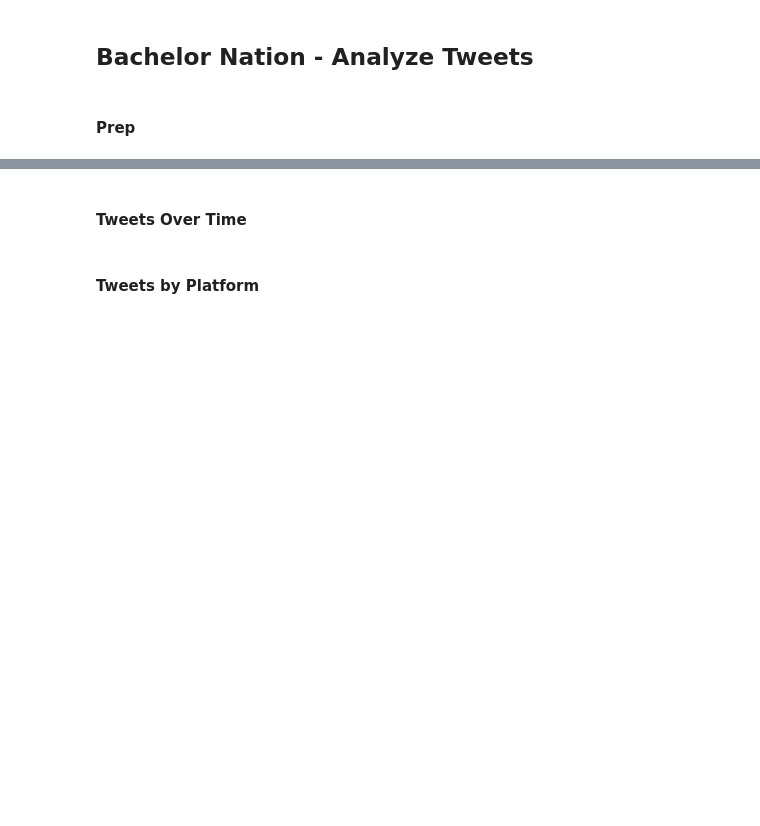
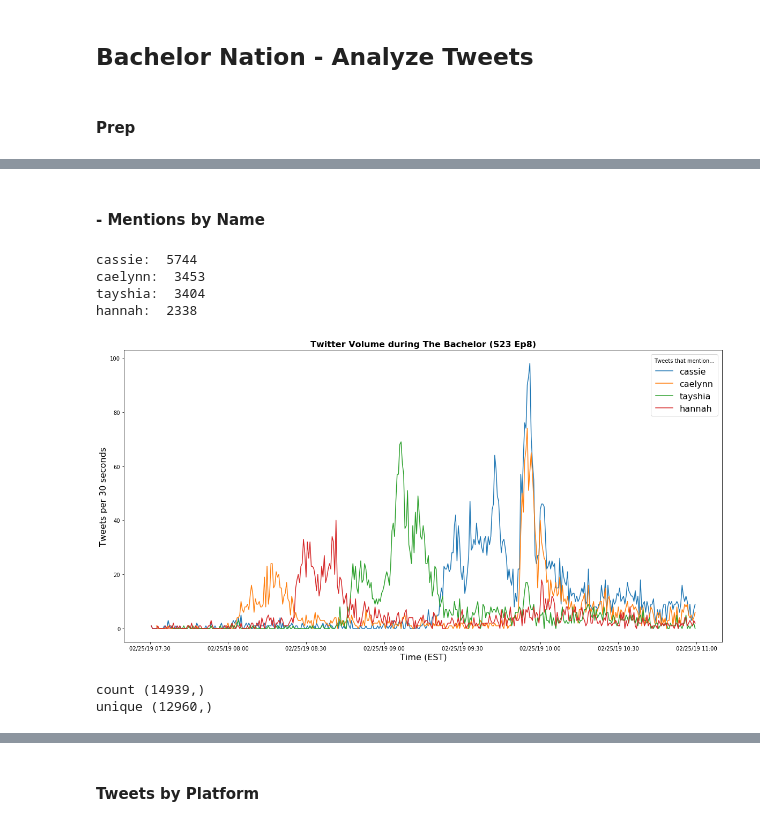
Before and after one commit to kgedney/bachelor-twitter, a Jupyter notebook: analyze-bachelor-tweets.ipynb, the cells around one changed output, grey strips where cells are left out. Drawn from its saved outputs; the diff is of its cells as text; code cells hidden in the pictures; blank space fills up the shorter version.

```diff
--- a/analyze-bachelor-tweets.ipynb
+++ b/analyze-bachelor-tweets.ipynb
@@ -21,3 +120,71 @@ data = pd.read_json('data.jl.bak', lines=True)
+# %% [markdown]
+#### - Mentions by Name
+# %%
+cassie_df  = df[df.text.apply(lambda x: 'cassie' in x.lower())]
+caelynn_df = df[df.text.apply(lambda x: 'caelynn' in x.lower())]
+tayshia_df = df[df.text.apply(lambda x: 'tayshia' in x.lower())]
+hannah_df  = df[df.text.apply(lambda x: 'hannah' in x.lower())]
+colton_df  = df[df.text.apply(lambda x: 'colton' in x.lower())]
+# %%
+# overall counts
+print('cassie: ', cassie_df.shape[0])
+print('caelynn: ', caelynn_df.shape[0])
+print('tayshia: ', tayshia_df.shape[0])
+print('hannah: ', hannah_df.shape[0])
+# %% [output]
+cassie:  5744
+caelynn:  3453
+tayshia:  3404
+hannah:  2338
+# %%
+# over time
+def plot_times(dfs):
+    fig, ax = plt.subplots(figsize=(20,10))
+
+    for label, df in dfs:
+        # create bins by time
+        time_hist = df.time.groupby(pd.Grouper(freq='30s')).count()
+        # filter to be between 7:30p ET and 1:30a ET
+        sub = time_hist[(time_hist.index > '2019-02-25 19:30:00') & (time_hist.index < '2019-02-25 23:00:00')]
+        # specify plot
+        ax.plot(sub.index, sub.values, label=label)
+
+    ax.xaxis.set_major_formatter(mdates.DateFormatter('%D %I:%M'))
+    ax.set_xlabel('Time (EST)', fontsize=16)
+    ax.set_ylabel('Tweets per 30 seconds', fontsize=16)
+    plt.title('Twitter Volume during The Bachelor (S23 Ep8)', fontweight="bold", fontsize=16)
+
+data = [
+#     ('total', df),
+    ('cassie', cassie_df),
+    ('caelynn', caelynn_df),
+    ('tayshia', tayshia_df),
+    ('hannah', hannah_df),
+#     ('colton', colton_df)
+]
+plot_times(data)
+plt.legend(fontsize=16, title='Tweets that mention...')
+plt.show()
+# %% [output]
+[figure, added]
+# %%
+# check sample size
+print('count', np.hstack([
+    cassie_df.id.values,
+    caelynn_df.id.values,
+    tayshia_df.id.values,
+    hannah_df.id.values,
+]).shape)
+
+print('unique', np.unique(np.hstack([
+    cassie_df.id.values,
+    caelynn_df.id.values,
+    tayshia_df.id.values,
+    hannah_df.id.values,
+])).shape)
+# %% [output]
+count (14939,)
+unique (12960,)
 # %%
 data.user.iloc[0]
 
@@ -43,8 +210,6 @@ data.head()
 #         loc       = status.user.location
 #         coords    = status.coordinates
 #         timestamp = status.created_at
-# %% [markdown]
-#### Tweets Over Time
 # %% [markdown]
 #### Tweets by Platform
 # %%
```
Also changed, not shown: parts of 19 cells of this notebook, 1 other file.
